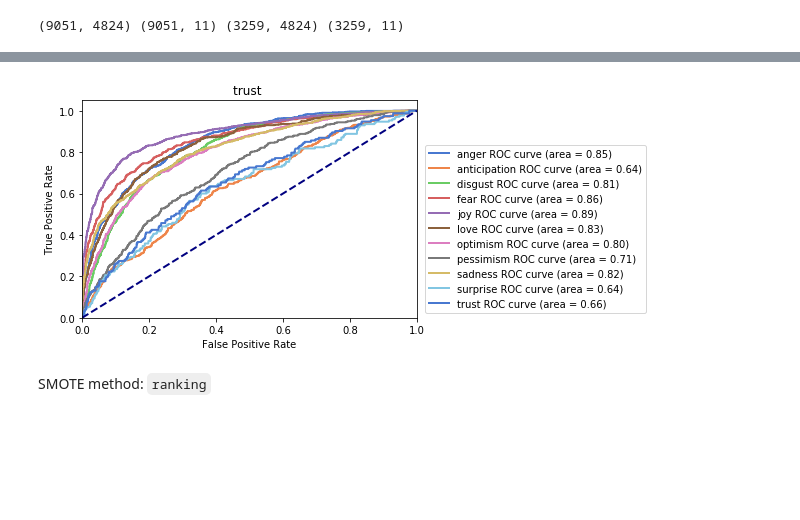
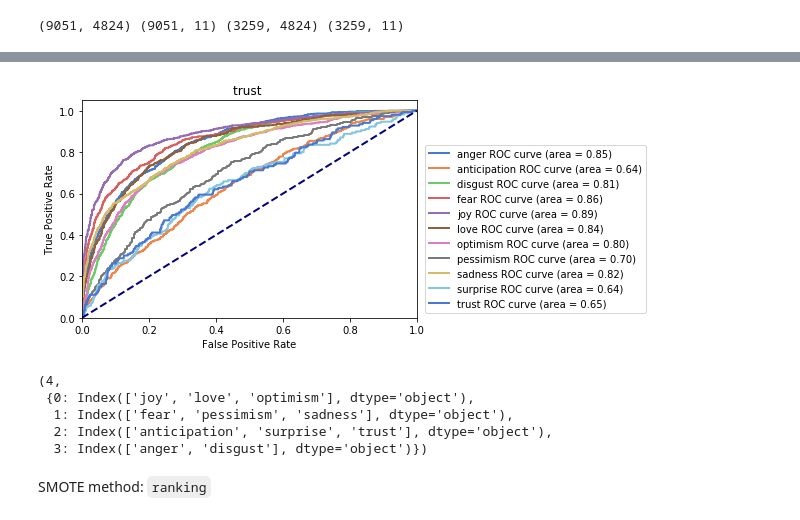
Before and after one commit to arvartho/advanced-ML-emo-analysis, a Jupyter notebook: ClassImbalance.ipynb, the cells around one changed output, grey strips where cells are left out. Saved outputs shown, nothing was run; the diff lists cells and outputs as text; code cells hidden in the pictures; blank space fills up the shorter version.

```diff
--- a/ClassImbalance.ipynb
+++ b/ClassImbalance.ipynb
@@ -349,0 +431,5 @@ multilabel_visualization(resampled_df[feelings].values, feelings)
+# %%
+df = pd.DataFrame(y_train, columns=feelings)
+mean_irlbls.append(mean_irlbl(df, feelings))
+print(mean_irlbls[-1])
+multilabel_visualization(df[feelings].values, feelings)
@@ -403,3 +488,3 @@ Finished classification in :  0:00:00.008818
 # %%
-plot_roc(y_test, best_clf.predict_proba(x_test), feelings.values)
+auc_list.append(plot_roc(y_test, best_clf.predict_proba(x_test), feelings.values))
 # %% [output]
@@ -414,16 +506,6 @@ Steps for multilabel SMOTE:
 * synthetic labelset production
 * merge synthetic and original datasets
 * execute classification and evaluation
-# %%
-def mean_irlbl(df, labels):
-   majority_class = df[labels].sum().max()
-   irlbl = majority_class/df[labels].sum()
-   return np.round(np.mean(irlbl), 3)
-
-def irlbl(df, label):
-   majority_class = df[feelings].sum().max()
-   irlbl = (majority_class/df[feelings].sum())[label]
-   return np.round(irlbl, 3)
 # %%
 def mll_smote(df, labels, method, k=5):
    import random
@@ -542,3 +644,3 @@ Finished classification in :  0:00:00.006992
 # %%
-plot_roc(y_test, best_clf.predict_proba(x_test), feelings.values)
+auc_list.append(plot_roc(y_test, best_clf.predict_proba(x_test), feelings.values))
 # %% [output]
@@ -611,7 +741,16 @@ Finished classification in :  0:00:00.006836
 # %%
-plot_roc(y_test, best_clf.predict_proba(x_test), feelings.values)
+auc_list.append(plot_roc(y_test, best_clf.predict_proba(x_test), feelings.values))
 # %% [output]
-[figure, old version]
+[figure, new version]
+# %%
+n_emo_clusters, emo_cluster_dict = ideal_partitioning(y_pred, feelings)
+n_emo_clusters, emo_cluster_dict
+# %% [output]
+(4,
+ {0: Index(['joy', 'love', 'optimism'], dtype='object'),
+  1: Index(['fear', 'pessimism', 'sadness'], dtype='object'),
+  2: Index(['anticipation', 'surprise', 'trust'], dtype='object'),
+  3: Index(['anger', 'disgust'], dtype='object')})
 # %% [markdown]
 SMOTE method: `ranking`
 # %%
```
Also changed, not shown: parts of 42 cells of this notebook, 4 other files.
